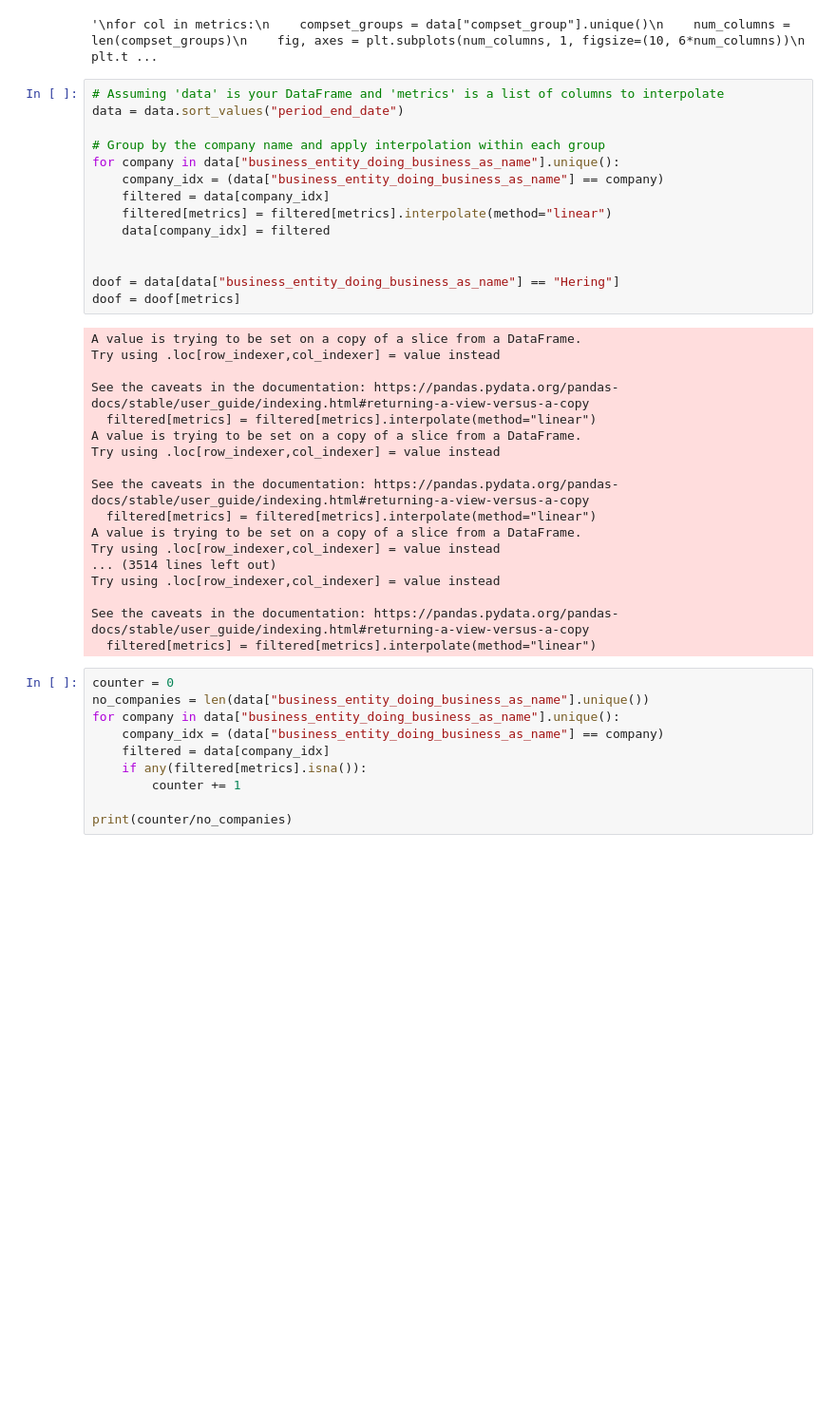
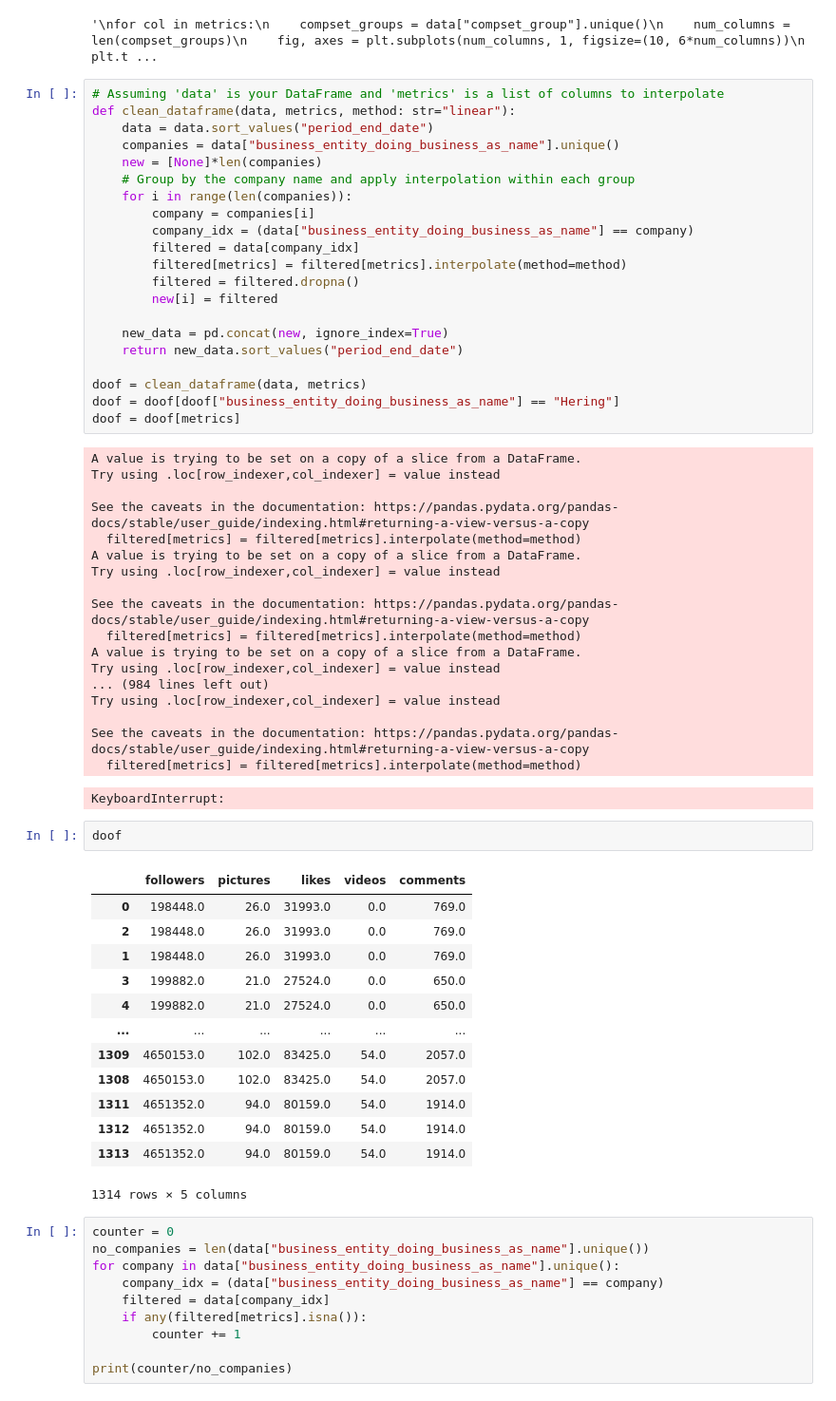
Before and after one commit to noahsta/datathon, a Jupyter notebook: src/Michal.ipynb, the cells around one changed output. Shown at 95% size. Cells and saved outputs as stored; diff of their text form; blank space fills up the shorter version.

```diff
--- a/src/Michal.ipynb
+++ b/src/Michal.ipynb
@@ -65,36 +65,60 @@ plt.show()
 '\nfor col in metrics:\n    compset_groups = data["compset_group"].unique()\n    num_columns = len(compset_groups)\n    fig, axes = plt.subplots(num_columns, 1, figsize=(10, 6*num_columns))\n    plt.t ...
 # %%
 # Assuming 'data' is your DataFrame and 'metrics' is a list of columns to interpolate
-data = data.sort_values("period_end_date")
+def clean_dataframe(data, metrics, method: str="linear"):
+    data = data.sort_values("period_end_date")
+    companies = data["business_entity_doing_business_as_name"].unique()
+    new = [None]*len(companies)
+    # Group by the company name and apply interpolation within each group
+    for i in range(len(companies)):
+        company = companies[i]
+        company_idx = (data["business_entity_doing_business_as_name"] == company)
+        filtered = data[company_idx]
+        filtered[metrics] = filtered[metrics].interpolate(method=method)
+        filtered = filtered.dropna()
+        new[i] = filtered
 
-# Group by the company name and apply interpolation within each group
-for company in data["business_entity_doing_business_as_name"].unique():
-    company_idx = (data["business_entity_doing_business_as_name"] == company)
-    filtered = data[company_idx]
-    filtered[metrics] = filtered[metrics].interpolate(method="linear")
-    data[company_idx] = filtered
+    new_data = pd.concat(new, ignore_index=True)
+    return new_data.sort_values("period_end_date")
 
-
-doof = data[data["business_entity_doing_business_as_name"] == "Hering"]
+doof = clean_dataframe(data, metrics)
+doof = doof[doof["business_entity_doing_business_as_name"] == "Hering"]
 doof = doof[metrics]
 # %% [output]
 A value is trying to be set on a copy of a slice from a DataFrame.
 Try using .loc[row_indexer,col_indexer] = value instead
 
 See the caveats in the documentation: https://pandas.pydata.org/pandas-docs/stable/user_guide/indexing.html#returning-a-view-versus-a-copy
-  filtered[metrics] = filtered[metrics].interpolate(method="linear")
+  filtered[metrics] = filtered[metrics].interpolate(method=method)
 A value is trying to be set on a copy of a slice from a DataFrame.
 Try using .loc[row_indexer,col_indexer] = value instead
 
 See the caveats in the documentation: https://pandas.pydata.org/pandas-docs/stable/user_guide/indexing.html#returning-a-view-versus-a-copy
-  filtered[metrics] = filtered[metrics].interpolate(method="linear")
+  filtered[metrics] = filtered[metrics].interpolate(method=method)
 A value is trying to be set on a copy of a slice from a DataFrame.
 Try using .loc[row_indexer,col_indexer] = value instead
-... (3514 lines left out)
+... (984 lines left out)
 Try using .loc[row_indexer,col_indexer] = value instead
 
 See the caveats in the documentation: https://pandas.pydata.org/pandas-docs/stable/user_guide/indexing.html#returning-a-view-versus-a-copy
-  filtered[metrics] = filtered[metrics].interpolate(method="linear")
+  filtered[metrics] = filtered[metrics].interpolate(method=method)
+KeyboardInterrupt:
+# %%
+doof
+# %% [output]
+|  | followers | pictures | likes | videos | comments |
+| 0 | 198448.0 | 26.0 | 31993.0 | 0.0 | 769.0 |
+| 2 | 198448.0 | 26.0 | 31993.0 | 0.0 | 769.0 |
+| 1 | 198448.0 | 26.0 | 31993.0 | 0.0 | 769.0 |
+| 3 | 199882.0 | 21.0 | 27524.0 | 0.0 | 650.0 |
+| 4 | 199882.0 | 21.0 | 27524.0 | 0.0 | 650.0 |
+| ... | ... | ... | ... | ... | ... |
+| 1309 | 4650153.0 | 102.0 | 83425.0 | 54.0 | 2057.0 |
+| 1308 | 4650153.0 | 102.0 | 83425.0 | 54.0 | 2057.0 |
+| 1311 | 4651352.0 | 94.0 | 80159.0 | 54.0 | 1914.0 |
+| 1312 | 4651352.0 | 94.0 | 80159.0 | 54.0 | 1914.0 |
+| 1313 | 4651352.0 | 94.0 | 80159.0 | 54.0 | 1914.0 |
+1314 rows × 5 columns
 # %%
 counter = 0
 no_companies = len(data["business_entity_doing_business_as_name"].unique())
```
Also changed, not shown: 1 other file.
